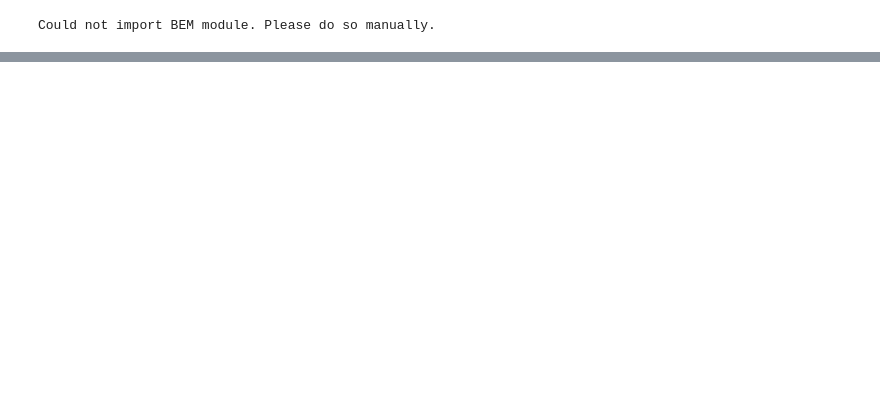
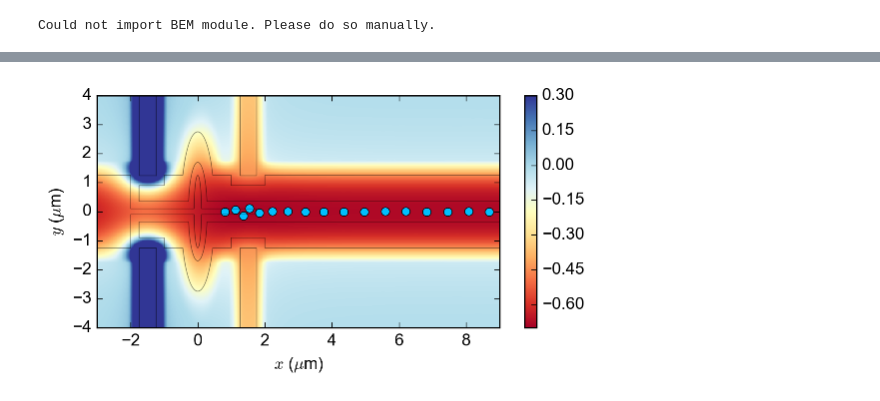
Before and after one commit to gkoolstra/ipython-notebooks, a Jupyter notebook: 20170304 - March meeting plot.ipynb, the cells around one changed output, grey strips where cells are left out. Saved outputs shown, nothing was run; the diff lists cells and outputs as text; code cells hidden in the pictures; blank space fills up the shorter version.

```diff
--- a/20170304 - March meeting plot.ipynb
+++ b/20170304 - March meeting plot.ipynb
@@ -76,6 +76,6 @@ plt.show()
 # %%
 CMS = anneal.TrapAreaSolver(x_eval[0,:], y_eval[:,0], -potential_data,
-                            spline_order_x=3, spline_order_y=3, smoothing=0.00,
+                            spline_order_x=3, spline_order_y=3, smoothing=0.01,
                             include_screening=True, screening_length=2*0.75E-6)
 # %%
 X_eval, Y_eval = np.meshgrid(x_eval[0,:], y_eval[:,0])
@@ -152,0 +167,34 @@ plt.show()
+# %%
+PP = anneal.PostProcess(save_path=None)
+
+# Plot the resonator and trap electron configuration
+fig2 = plt.figure(figsize=(6.5, 3))
+
+ax = fig2.add_subplot(111)
+plt.pcolormesh(x_eval[0,:] * 1E6, y_eval[:,0] * 1E6, -potential_data.T, cmap=plt.cm.RdYlBu, vmax=+0.30, vmin=-0.70)
+line1, = plt.plot(ConvMon.curr_xk[0,::2] * 1E6, ConvMon.curr_xk[0,1::2] * 1E6, 'o', color='deepskyblue')
+
+common.configure_axes(12)
+
+plt.xlabel("$x$ ($\mu$m)")
+plt.ylabel("$y$ ($\mu$m)")
+#plt.plot(ConvMon.curr_xk[0,::2] * 1E6, ConvMon.curr_xk[0,1::2] * 1E6 , 'o', color='deepskyblue')
+#plt.xlim(np.min(x_eval)*1E6, 10)
+#plt.ylim(np.min(y_eval)*1E6, np.max(y_eval)*1E6)
+PP.draw_from_dxf(r"/Users/gkoolstra/Desktop/Single electron loading/Potentials/M018V6/V6.2/all_electrodes.dxf",
+                 color='black', alpha=0.5, lw=0.5)
+
+plt.xlim(-3,9)
+plt.ylim(-4,4)
+
+plt.colorbar()
+
+for el in range(np.shape(ConvMon.curr_xk[1:,:])[0]):
+    line1.set_ydata(ConvMon.curr_xk[el,1::2] * 1E6)
+    line1.set_xdata(ConvMon.curr_xk[el,::2] * 1E6)
+    fig2.canvas.draw()
+
+    common.save_figure(fig2, save_path = r"/Users/gkoolstra/Desktop/Single electron loading/Data/Annealing Examples/M018V6.2 (80 um box and 160 electrons)")
+#plt.close(fig2)
+# %% [output]
+[figure, added]
```
Also changed, not shown: parts of 5 cells of this notebook, 3 other files.
